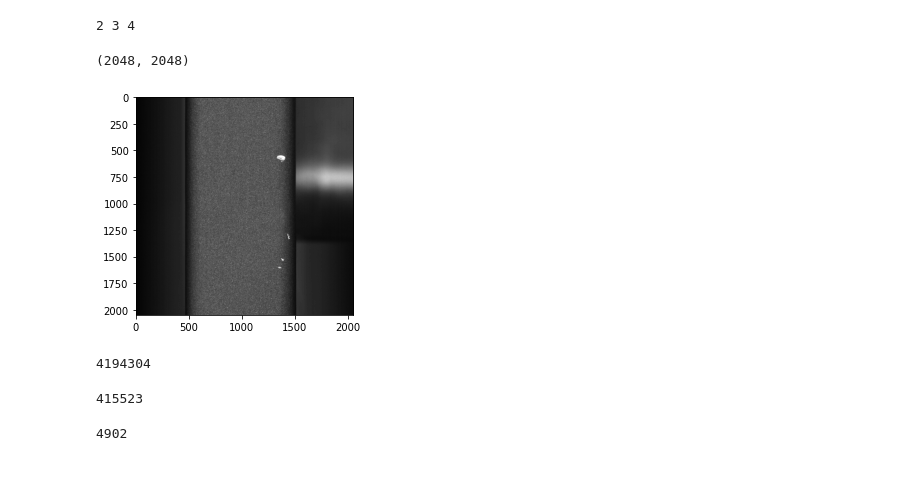
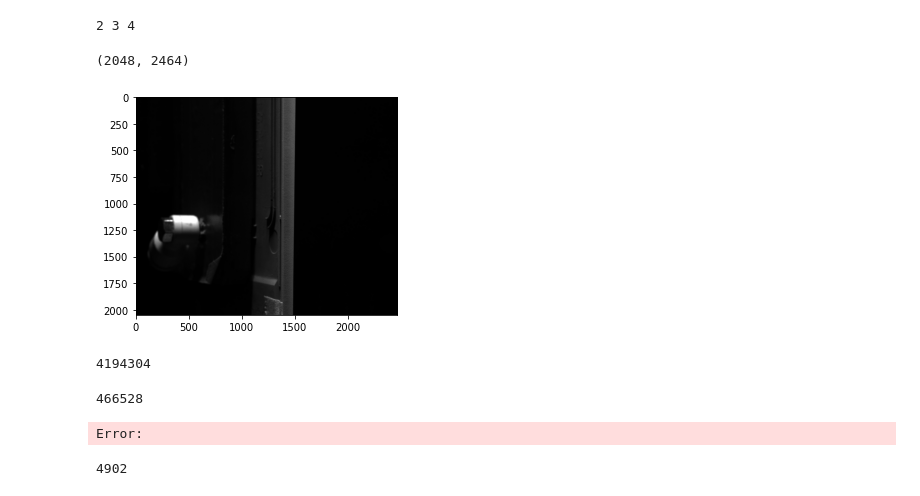
Before and after one commit to tianlan6767/bdmask4, a Jupyter notebook: workspace/tmp.ipynb, the cells around one changed output. Saved outputs shown, nothing was run; the diff lists cells and outputs as text; code cells hidden in the pictures.

```diff
--- a/workspace/tmp.ipynb
+++ b/workspace/tmp.ipynb
@@ -31,17 +32,17 @@ def load_tensor(file):
 
     return np.frombuffer(binary_data, np_dtype, offset=(ndims + 3) * 4).reshape(*dims)
 # %%
-file = r"/media/ps/data/train/LQ/LQ/bdms/bdmask/workspace/imgs/process/2048"
+file = r"/media/ps/data/train/LQ/LQ/bdms/bdmask/workspace/imgs/process/2448"
 img = load_tensor(file)
 im = img[0][0]
 plt.imshow(im,cmap="gray")
-outpath = r'/media/ps/data/train/LQ/LQ/bdms/bdmask/workspace/imgs/process/2048.jpg'
+outpath = r'/media/ps/data/train/LQ/LQ/bdms/bdmask/workspace/imgs/process/2448----.jpg'
 plt.imsave(outpath, im, cmap="gray")
 
 print(im.shape)
 # %% [output]
-(2048, 2048)
+(2048, 2464)
-[figure, old version]
+[figure, new version]
 # %%
 2048*2048
 (3648, 5472)
@@ -56,9 +57,10 @@ def mul(h, w):
         sum += (int(h / i+0.5) * int(w / i+0.5))
     return sum
 # mul(2048, 2048)
-mul(3648, 5472)
+mul(4096, 5472)
 # %% [output]
-415523
+466528
+Error:
 # %%
 2048/8 * 2048 /8 + 2048/16 * 2048 /16 + 2048/32 * 2048 /32
 # %%
```
Also changed, not shown: parts of 6 cells of this notebook, 11 other files.
